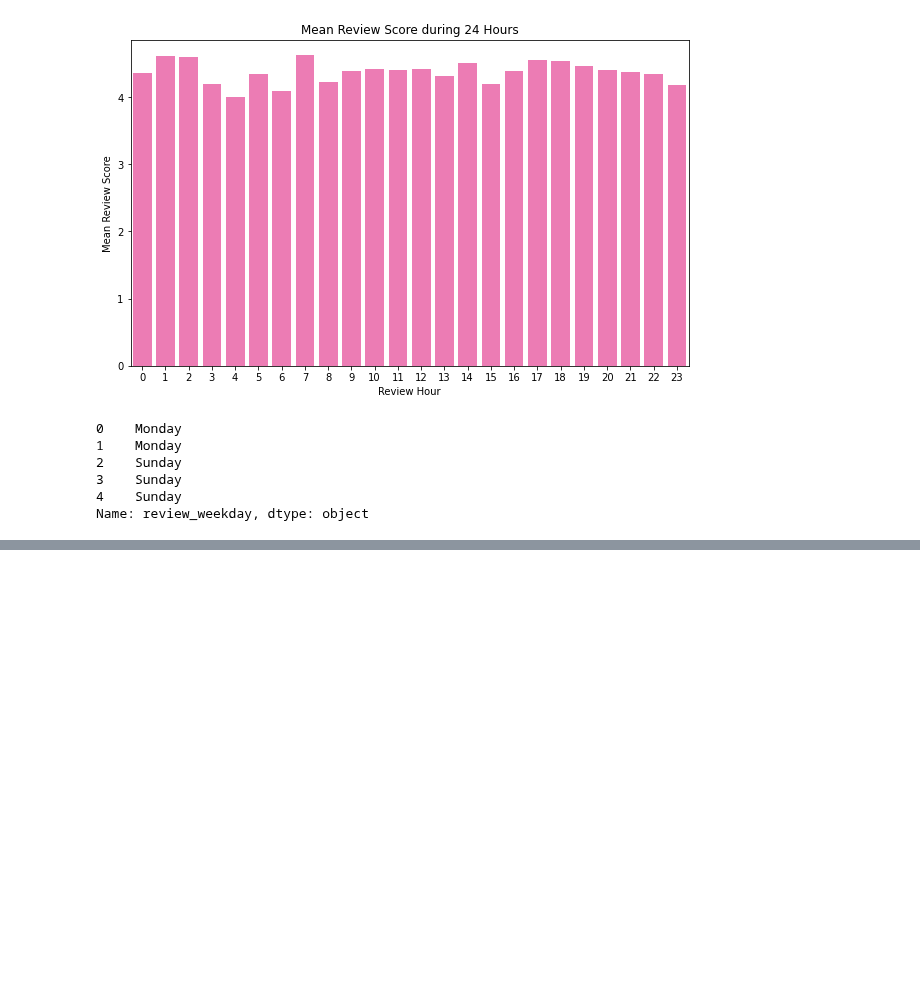
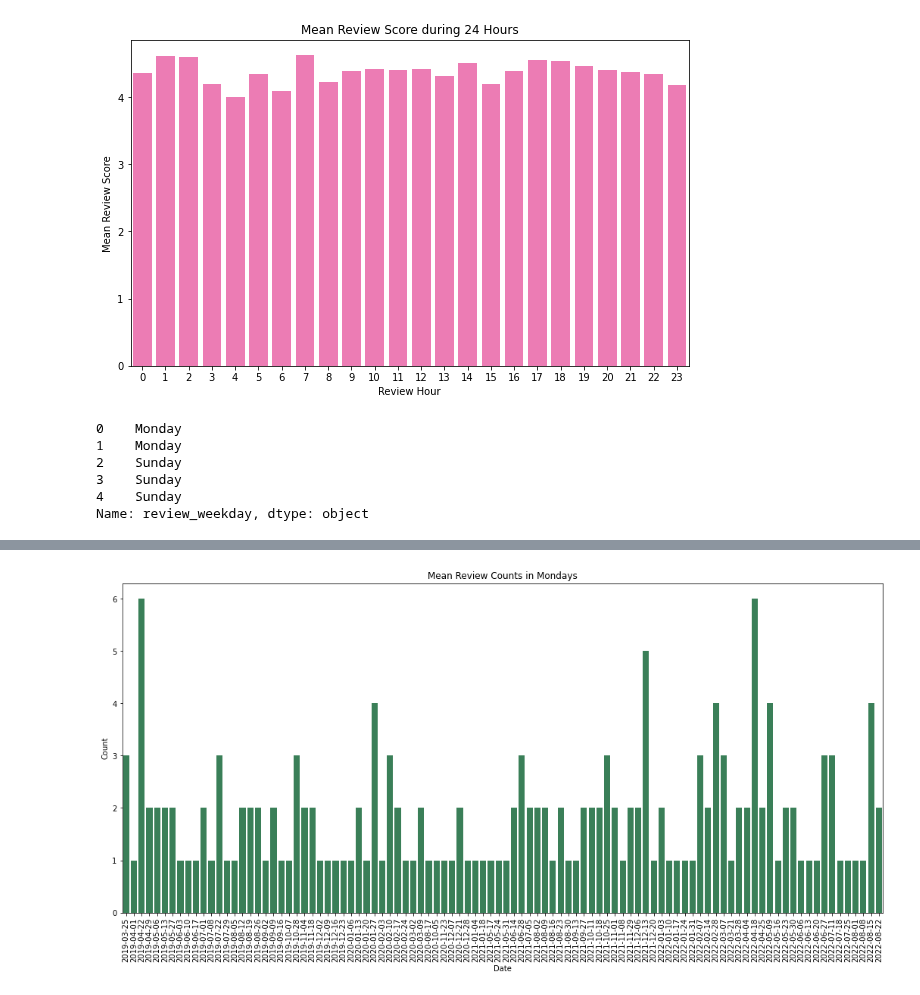
Before and after one commit to MalkAle/Google-Reviews-Restaurant-Analysis, a Jupyter notebook: Reviews_Analysis.ipynb, the cells around one changed output, grey strips where cells are left out. Cells and saved outputs as stored; diff of their text form; code cells hidden in the pictures; blank space fills up the shorter version.

```diff
--- a/Reviews_Analysis.ipynb
+++ b/Reviews_Analysis.ipynb
@@ -340,0 +395,12 @@ Name: review_weekday, dtype: object
+# %%
+plt.figure(figsize=(18,8))
+fig=sns.barplot(x=df[df['review_weekday']=='Monday'].groupby('review_date').count().index,
+               y=df[df['review_weekday']=='Monday'].groupby('review_date').count()['review_rating'],
+           color='seagreen')
+plt.xticks(rotation=90)
+fig.set_title('Mean Review Counts in Mondays', fontsize=12)
+fig.set_xlabel('Date')
+fig.set_ylabel('Count')
+plt.savefig('Pics/reviews_mondays.jpg',bbox_inches='tight',dpi=200)
+# %% [output]
+[figure, added]
```
Also changed, not shown: parts of 16 cells of this notebook, 22 other files.
